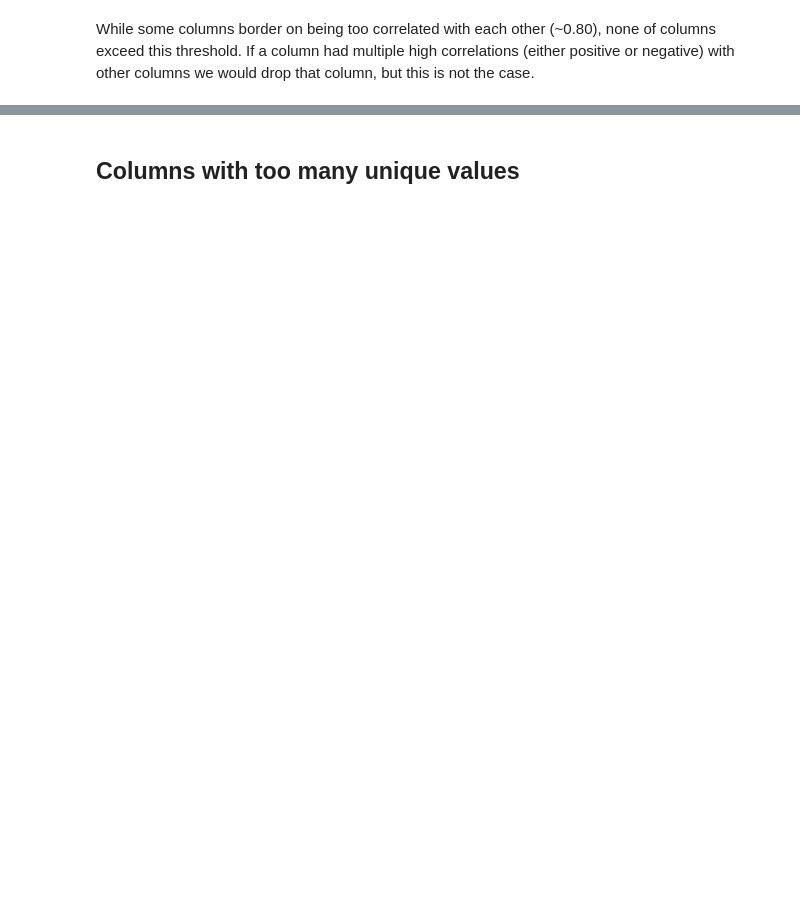
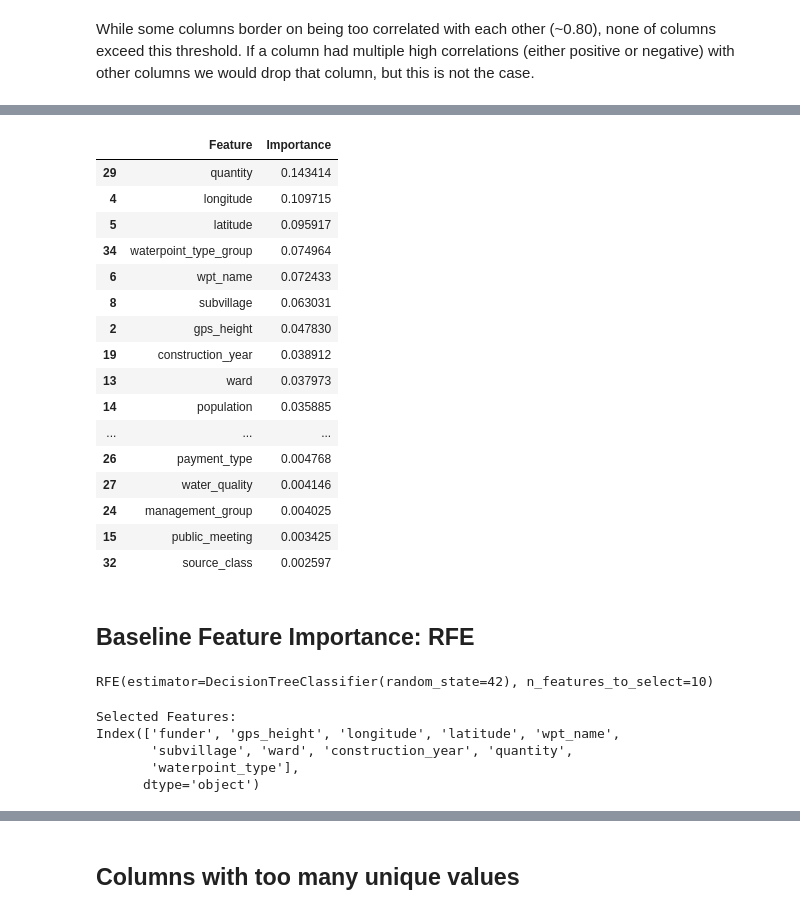
Before and after one commit to silver032/phase3project, a Jupyter notebook: tanzanian_water_wells.ipynb, the cells around one changed output, grey strips where cells are left out. Drawn from its saved outputs; the diff is of its cells as text; code cells hidden in the pictures; blank space fills up the shorter version.

```diff
--- a/tanzanian_water_wells.ipynb
+++ b/tanzanian_water_wells.ipynb
@@ -189,0 +416,7 @@ While some columns border on being too correlated with each other (~0.80), none
+# %%
+# Encode categorical variables using LabelEncoder
+le = LabelEncoder()
+for col in baseline_dt_df.select_dtypes(include='object').columns:
+    baseline_dt_df[col] = le.fit_transform(baseline_dt_df[col])
+# %%
+X_train, X_test, y_train, y_test = split_data(baseline_dt_df, 'status_group')
@@ -189,0 +429,29 @@ While some columns border on being too correlated with each other (~0.80), none
+# %%
+# Get feature importances
+importances = dt.feature_importances_
+feature_names = X_train.columns
+feature_importance_df = pd.DataFrame({'Feature': feature_names, 'Importance': importances})
+# %%
+# Sort by importance
+feature_importance_df = feature_importance_df.sort_values(by='Importance', ascending=False)
+feature_importance_df
+# %% [output]
+|  | Feature | Importance |
+| 29 | quantity | 0.143414 |
+| 4 | longitude | 0.109715 |
+| 5 | latitude | 0.095917 |
+| 34 | waterpoint_type_group | 0.074964 |
+| 6 | wpt_name | 0.072433 |
+| 8 | subvillage | 0.063031 |
+| 2 | gps_height | 0.047830 |
+| 19 | construction_year | 0.038912 |
+| 13 | ward | 0.037973 |
+| 14 | population | 0.035885 |
+| ... | ... | ... |
+| 26 | payment_type | 0.004768 |
+| 27 | water_quality | 0.004146 |
+| 24 | management_group | 0.004025 |
+| 15 | public_meeting | 0.003425 |
+| 32 | source_class | 0.002597 |
+# %% [markdown]
+## Baseline Feature Importance: RFE
@@ -189,0 +461,16 @@ While some columns border on being too correlated with each other (~0.80), none
+# %%
+# Fit RFE
+rfe.fit(X_train, y_train)
+# %% [output]
+RFE(estimator=DecisionTreeClassifier(random_state=42), n_features_to_select=10)
+# %%
+# Get the selected features
+selected_features = X_train.columns[rfe.support_]
+print("Selected Features:")
+print(selected_features)
+# %% [output]
+Selected Features:
+Index(['funder', 'gps_height', 'longitude', 'latitude', 'wpt_name',
+       'subvillage', 'ward', 'construction_year', 'quantity',
+       'waterpoint_type'],
+      dtype='object')
```
Also changed, not shown: parts of 79 cells of this notebook, 2 other files.
